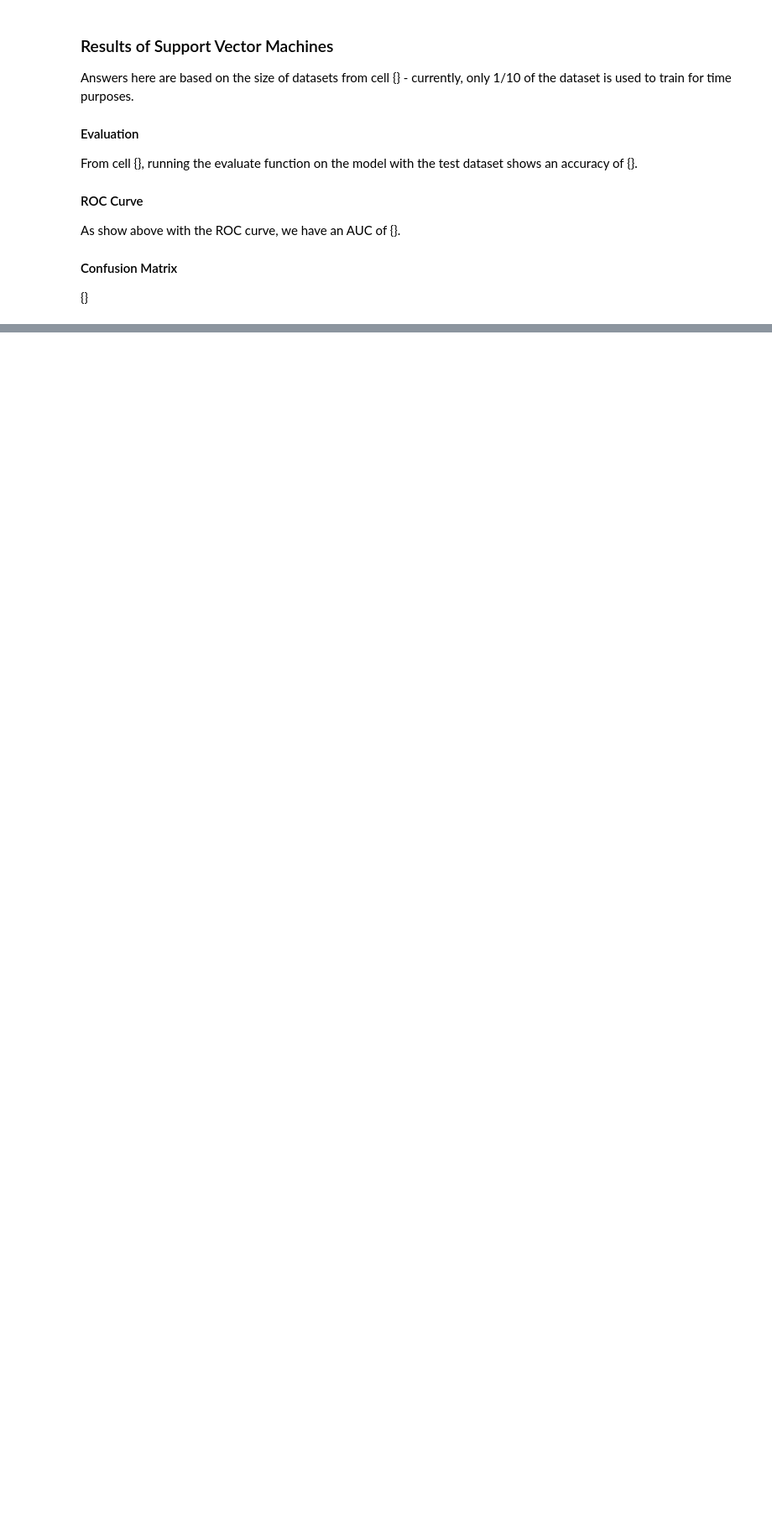
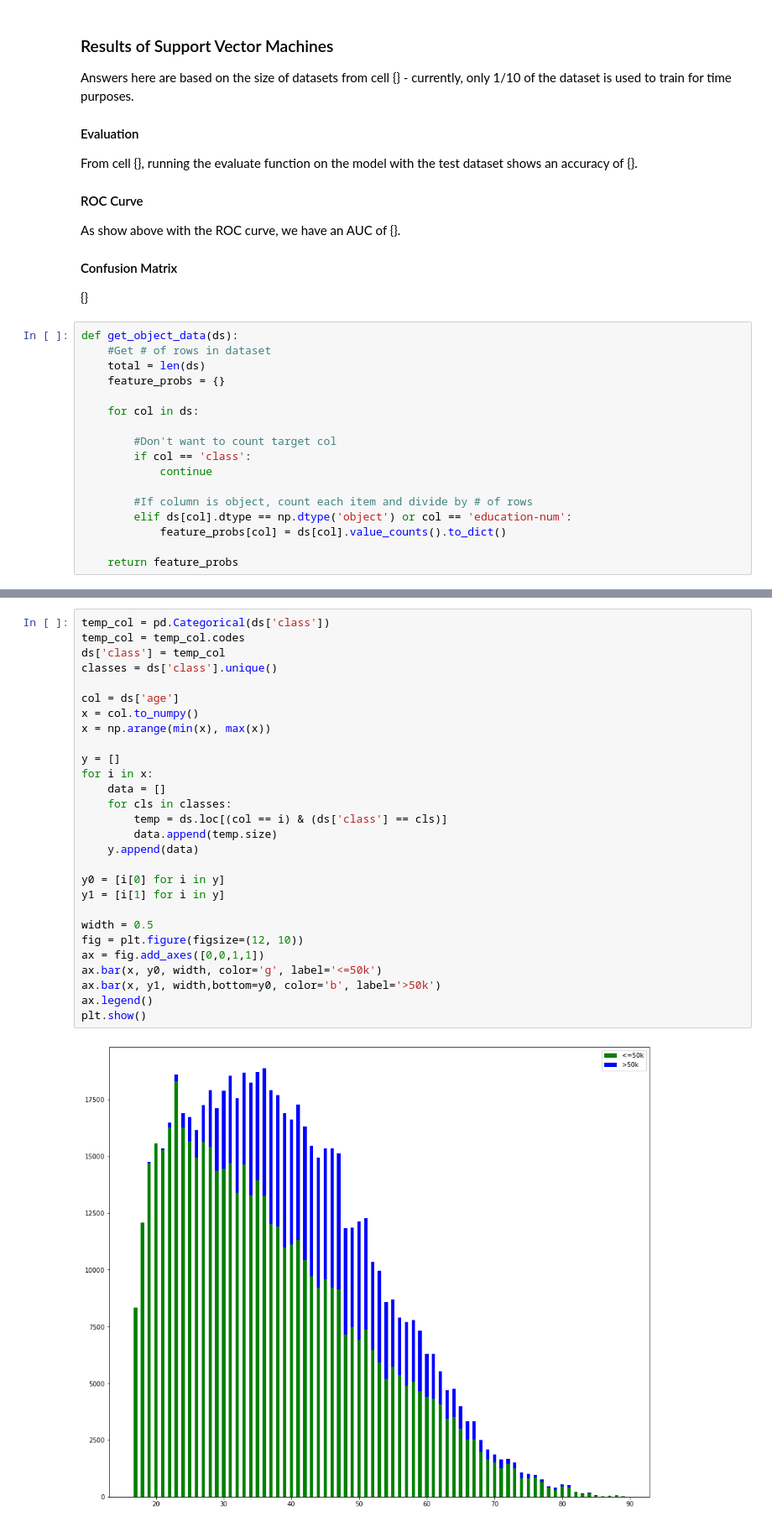
Before and after one commit to mrmattkennedy/Aunalytics-Data-Science, a Jupyter notebook: Aunalytics - Data Science - Matt Kennedy-checkpoint.ipynb, the cells around one changed output, grey strips where cells are left out. Shown: that part at 84% size. Saved outputs shown, nothing was run; the diff lists cells and outputs as text; blank space fills up the shorter version.

```diff
--- a/Aunalytics - Data Science - Matt Kennedy-checkpoint.ipynb
+++ b/Aunalytics - Data Science - Matt Kennedy-checkpoint.ipynb
@@ -471,3 +456,20 @@ As show above with the ROC curve, we have an AUC of {}.
 
 #### Confusion Matrix
 {}
+# %%
+def get_object_data(ds):
+    #Get # of rows in dataset
+    total = len(ds)
+    feature_probs = {}
+
+    for col in ds:
+
+        #Don't want to count target col
+        if col == 'class':
+            continue
+
+        #If column is object, count each item and divide by # of rows
+        elif ds[col].dtype == np.dtype('object') or col == 'education-num':
+            feature_probs[col] = ds[col].value_counts().to_dict()
+
+    return feature_probs
@@ -473,0 +511,30 @@ As show above with the ROC curve, we have an AUC of {}.
+# %%
+temp_col = pd.Categorical(ds['class'])
+temp_col = temp_col.codes
+ds['class'] = temp_col
+classes = ds['class'].unique()
+
+col = ds['age']
+x = col.to_numpy()
+x = np.arange(min(x), max(x))
+
+y = []
+for i in x:
+    data = []
+    for cls in classes:
+        temp = ds.loc[(col == i) & (ds['class'] == cls)]
+        data.append(temp.size)
+    y.append(data)
+
+y0 = [i[0] for i in y]
+y1 = [i[1] for i in y]
+
+width = 0.5
+fig = plt.figure(figsize=(12, 10))
+ax = fig.add_axes([0,0,1,1])
+ax.bar(x, y0, width, color='g', label='<=50k')
+ax.bar(x, y1, width,bottom=y0, color='b', label='>50k')
+ax.legend()
+plt.show()
+# %% [output]
+[figure, added]
```
Also changed, not shown: parts of 11 cells of this notebook.
